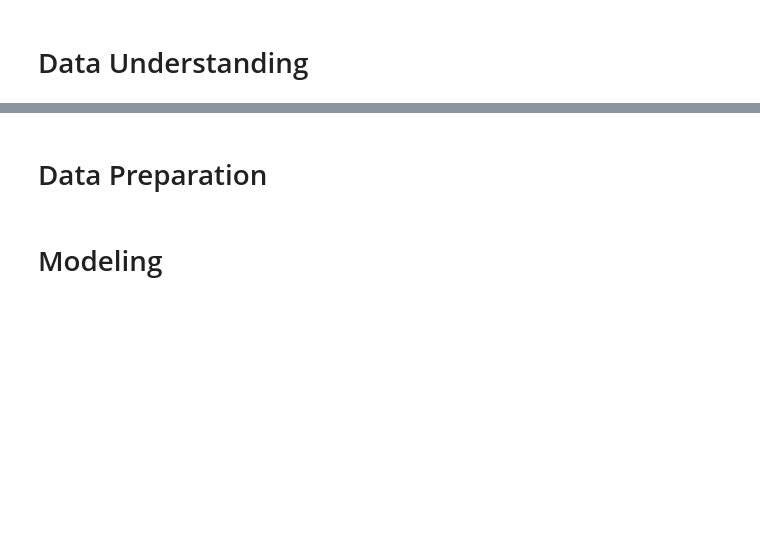
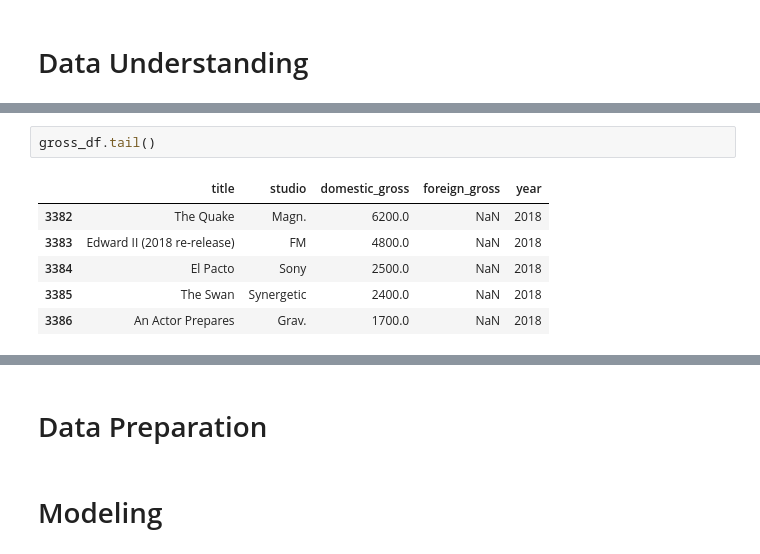
Before and after one commit to Sego-Mich/group_one_phase_two_project, a Jupyter notebook: index.ipynb, the cells around one changed output, grey strips where cells are left out. Saved outputs shown, nothing was run; the diff lists cells and outputs as text; blank space fills up the shorter version.

```diff
--- a/index.ipynb
+++ b/index.ipynb
@@ -59,0 +126,9 @@ import sklearn
+# %%
+gross_df.tail()
+# %% [output]
+|  | title | studio | domestic_gross | foreign_gross | year |
+| 3382 | The Quake | Magn. | 6200.0 | NaN | 2018 |
+| 3383 | Edward II (2018 re-release) | FM | 4800.0 | NaN | 2018 |
+| 3384 | El Pacto | Sony | 2500.0 | NaN | 2018 |
+| 3385 | The Swan | Synergetic | 2400.0 | NaN | 2018 |
+| 3386 | An Actor Prepares | Grav. | 1700.0 | NaN | 2018 |
```
Also changed, not shown: parts of 32 cells of this notebook, 4 other files.
